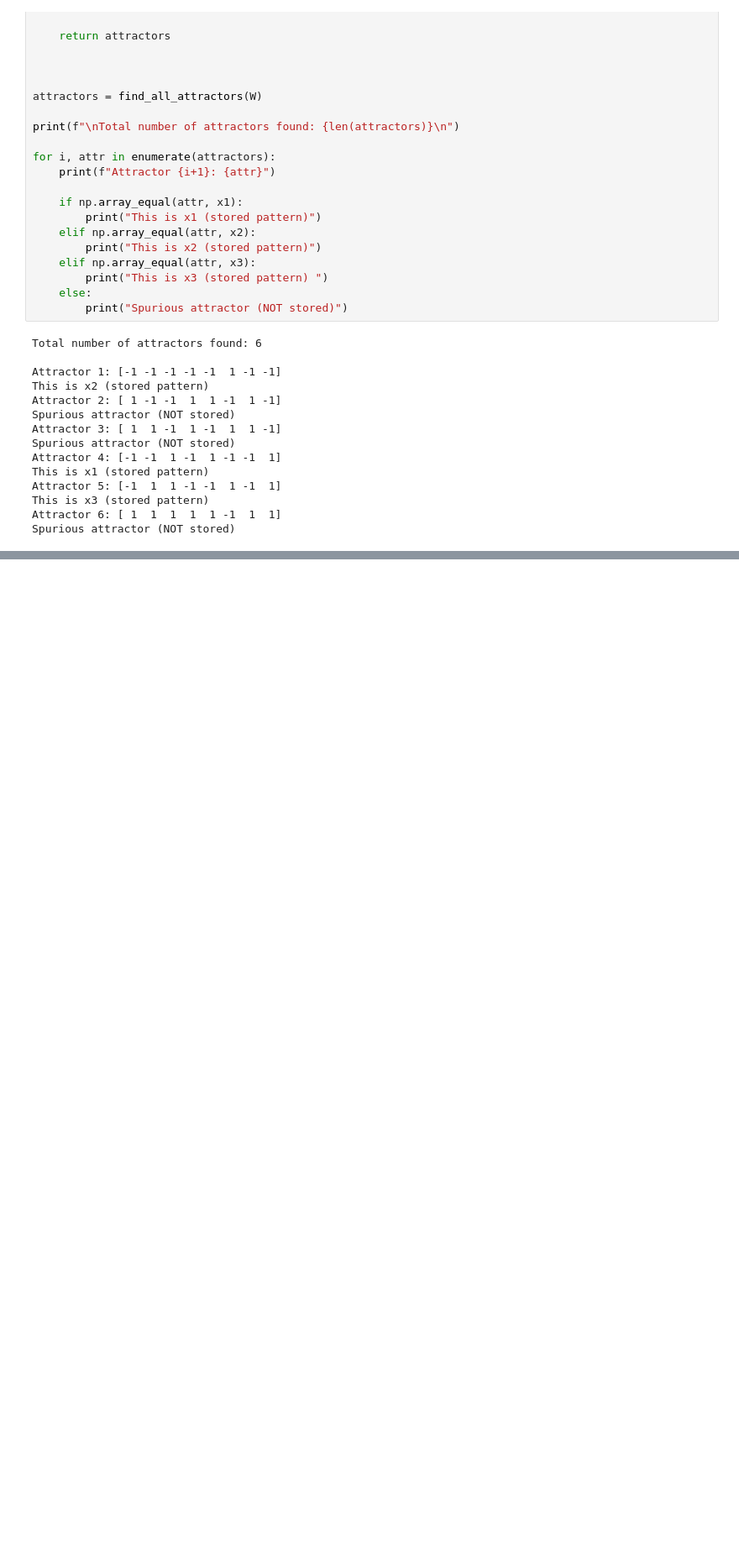
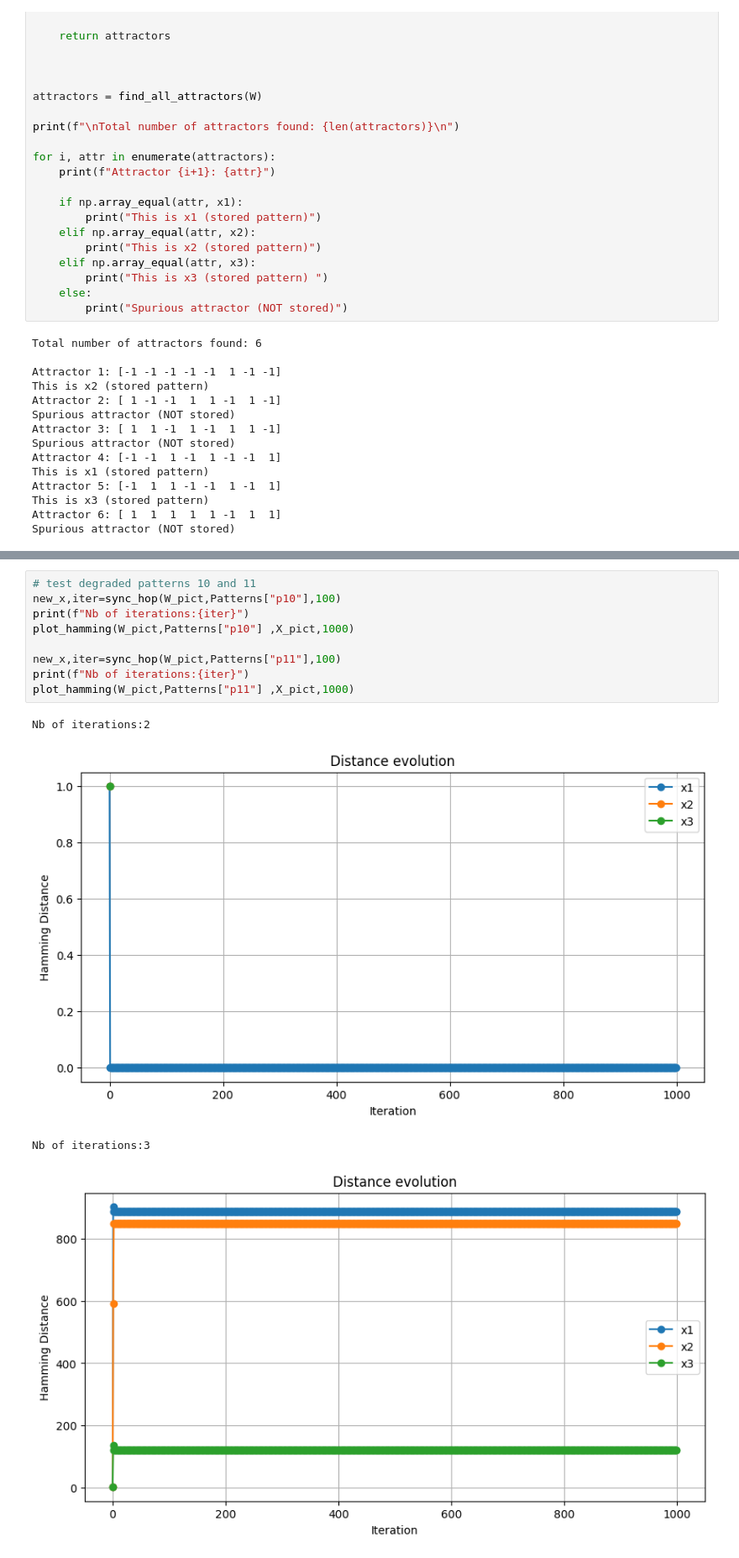
Before and after one commit to hanaeBM/Ann_Lab3, a Jupyter notebook: notebook_lab3.ipynb, the cells around one changed output, grey strips where cells are left out. Shown at 84% size. Saved outputs shown, nothing was run; the diff lists cells and outputs as text; blank space fills up the shorter version.

```diff
--- a/notebook_lab3.ipynb
+++ b/notebook_lab3.ipynb
@@ -254,0 +321,14 @@ Nb of iterations:1
+# %%
+# test degraded patterns 10 and 11
+new_x,iter=sync_hop(W_pict,Patterns["p10"],100)
+print(f"Nb of iterations:{iter}")
+plot_hamming(W_pict,Patterns["p10"] ,X_pict,1000)
+
+new_x,iter=sync_hop(W_pict,Patterns["p11"],100)
+print(f"Nb of iterations:{iter}")
+plot_hamming(W_pict,Patterns["p11"] ,X_pict,1000)
+# %% [output]
+Nb of iterations:2
+[figure, added]
+Nb of iterations:3
+[figure, added]
```
Also changed, not shown: parts of 11 cells of this notebook, 1 other file.
